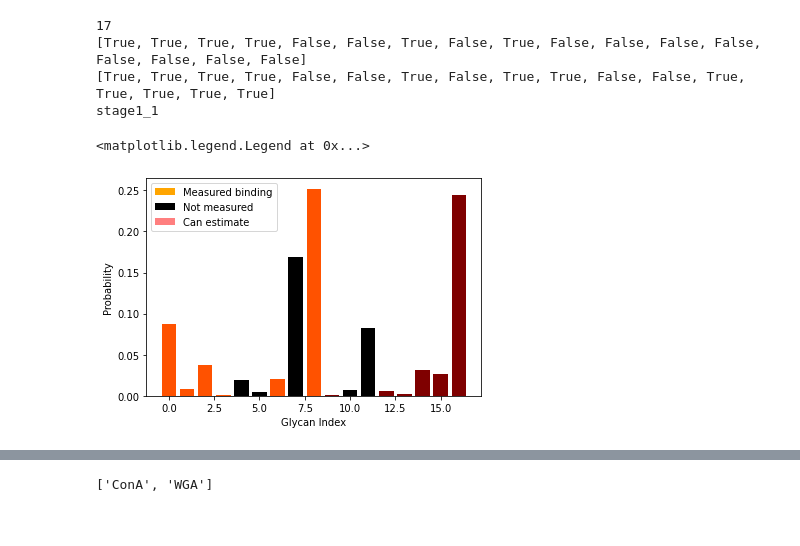
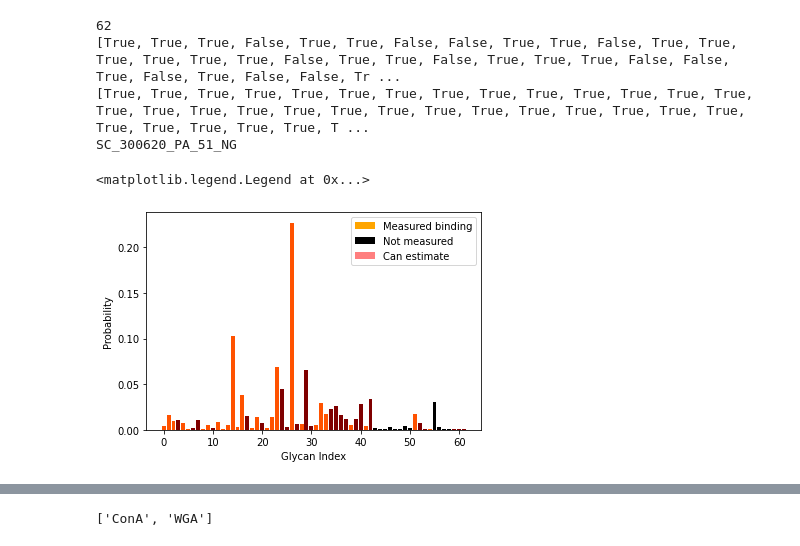
Before and after one commit to csfloyd/GlycanAnalysis, a Jupyter notebook: Python/Dev_GlycanConvolveNoLO.ipynb, the cells around one changed output, grey strips where cells are left out. Drawn from its saved outputs; the diff is of its cells as text; code cells hidden in the pictures.

```diff
--- a/Python/Dev_GlycanConvolveNoLO.ipynb
+++ b/Python/Dev_GlycanConvolveNoLO.ipynb
@@ -370,8 +400,8 @@ groups = ['EC', 'PA', 'SA', 'SV', 'HV']
 # df = glycomics_data_loader.human_skin_O_PMC5871710 # can also use human_skin_O_PMC5871710 and _BCC
 # groups = ['control', 'tumor']
 
-df = glycomics_data_loader.human_prostate_O_PMC8010466
-groups = ['control', 'stage1', 'stage2', 'stage3', 'stage4', 'stage5']
+# df = glycomics_data_loader.human_prostate_O_PMC8010466
+# groups = ['control', 'stage1', 'stage2', 'stage3', 'stage4', 'stage5']
 
 
 
@@ -384,35 +414,35 @@ glycans_in_df = list(df['glycan'])
 
 print(len(glycans_in_df))
 
 glycan_mask = [gly in gb.columns for gly in glycans_in_df]
 glycan_mask_emb = [gly in emb.keys() for gly in glycans_in_df]
 
 print(glycan_mask)
 print(glycan_mask_emb)
 
 
 # groupEC_list = group_indices['EC']
 # groupPA_list = group_indices['PA']
 # groupSA_list = group_indices['SA']
 # groupSV_list = group_indices['SV']
 # groupHV_list = group_indices['HV']
 # print(groupEC_list)
 
 g = group_indices[groups[1]][0]
 
 print(g)
 glycan_dist = prob_dist(np.array(df[g]))
 plt.bar([i for i in range(len(glycan_dist)) if glycan_mask[i]], [glycan_dist[i] for i in range(len(glycan_dist)) if glycan_mask[i]], color='orange', alpha=1, label='Measured binding') # False is blue
 plt.bar([i for i in range(len(glycan_dist)) if not glycan_mask[i]], [glycan_dist[i] for i in range(len(glycan_dist)) if not glycan_mask[i]], color='black', alpha=1, label='Not measured') # False is blue
 plt.bar([i for i in range(len(glycan_dist)) if glycan_mask_emb[i]], [glycan_dist[i] for i in range(len(glycan_dist)) if glycan_mask_emb[i]], color='red', alpha=0.5, label='Can estimate') # False is blue
 plt.xlabel('Glycan Index')
 plt.ylabel('Probability')
 plt.legend()
 #plt.scatter(range(len(glycan_dist)), glycan_dist, c=glycan_mask_emb, cmap='bwr', alpha=1) # False is blue
 # %% [output]
-17
-[True, True, True, True, False, False, True, False, True, False, False, False, False, False, False, False, False]
-[True, True, True, True, False, False, True, False, True, True, False, False, True, True, True, True, True]
-stage1_1
+62
+[True, True, True, False, True, True, False, False, True, True, False, True, True, True, True, True, True, False, True, True, False, True, True, True, False, False, True, False, True, False, False, Tr ...
+[True, True, True, True, True, True, True, True, True, True, True, True, True, True, True, True, True, True, True, True, True, True, True, True, True, True, True, True, True, True, True, True, True, T ...
+SC_300620_PA_51_NG
 <matplotlib.legend.Legend at 0x...>
-[figure, old version]
+[figure, new version]
```
Also changed, not shown: parts of 10 cells of this notebook, 8 other files.
